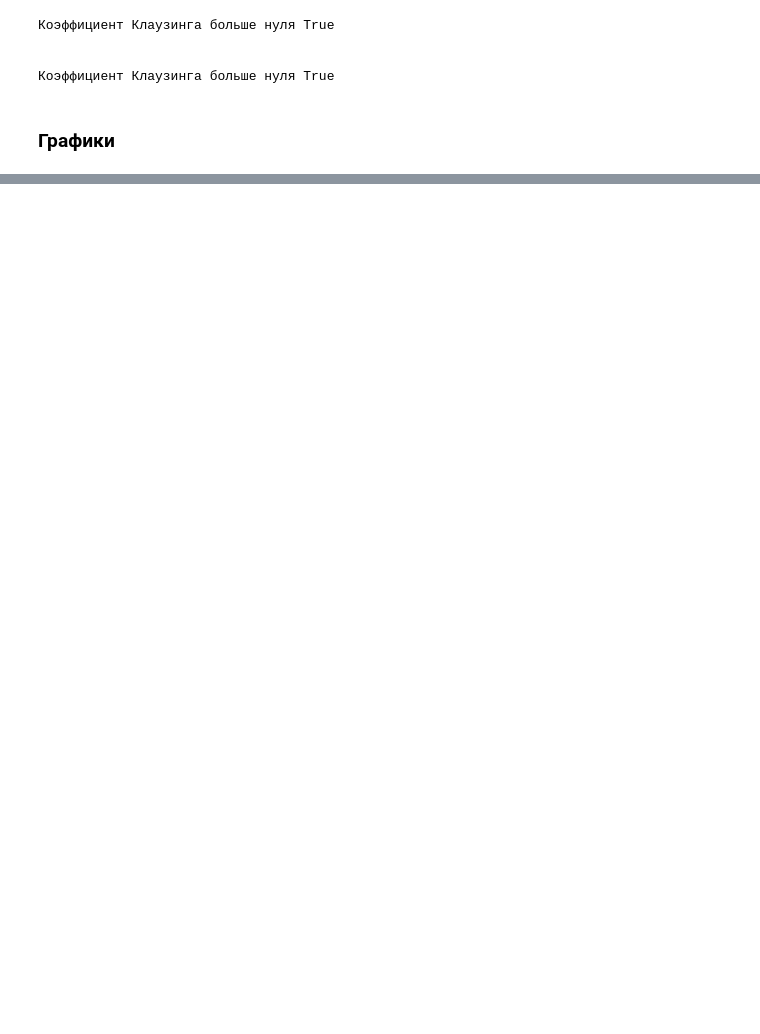
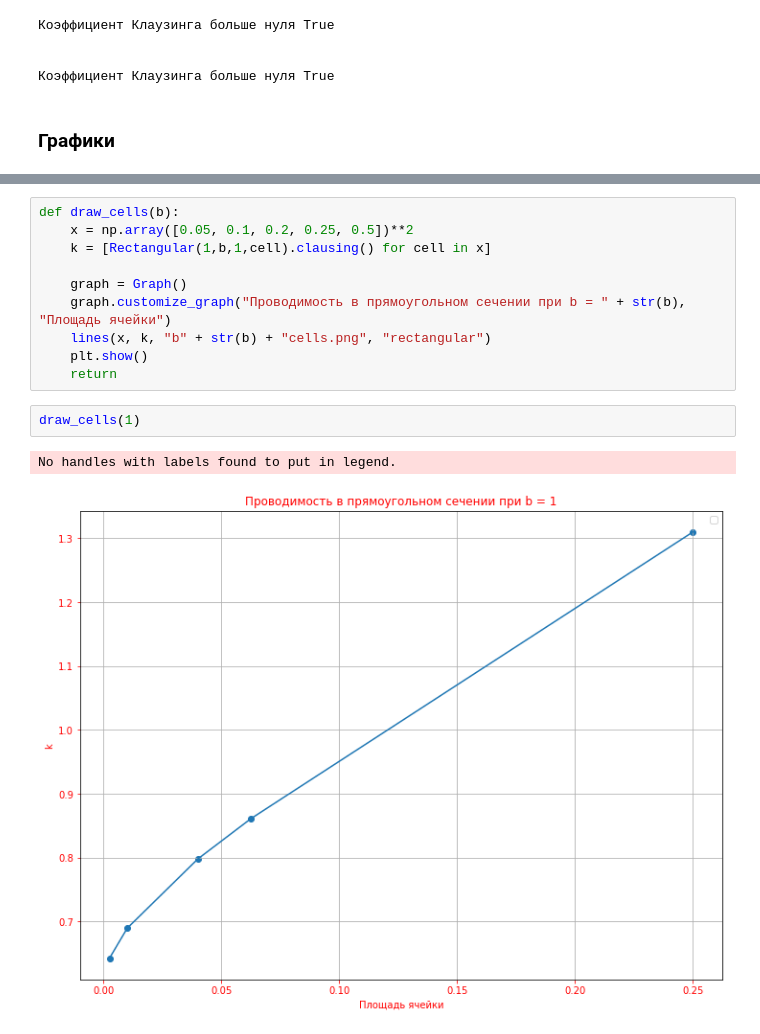
Before and after one commit to eprush/MethodOfAngularCoefficients, a Jupyter notebook: tests.ipynb, the cells around one changed output, grey strips where cells are left out. Cells and saved outputs as stored; diff of their text form; blank space fills up the shorter version.

```diff
--- a/tests.ipynb
+++ b/tests.ipynb
@@ -238,0 +220,15 @@ draw(100,100)
+# %%
+def draw_cells(b):
+    x = np.array([0.05, 0.1, 0.2, 0.25, 0.5])**2
+    k = [Rectangular(1,b,1,cell).clausing() for cell in x]
+
+    graph = Graph()
+    graph.customize_graph("Проводимость в прямоугольном сечении при b = " + str(b), "Площадь ячейки")
+    lines(x, k, "b" + str(b) + "cells.png", "rectangular")
+    plt.show()
+    return
+# %%
+draw_cells(1)
+# %% [output]
+No handles with labels found to put in legend.
+[figure, added]
```
Also changed, not shown: parts of 15 cells of this notebook, 5 other files.
